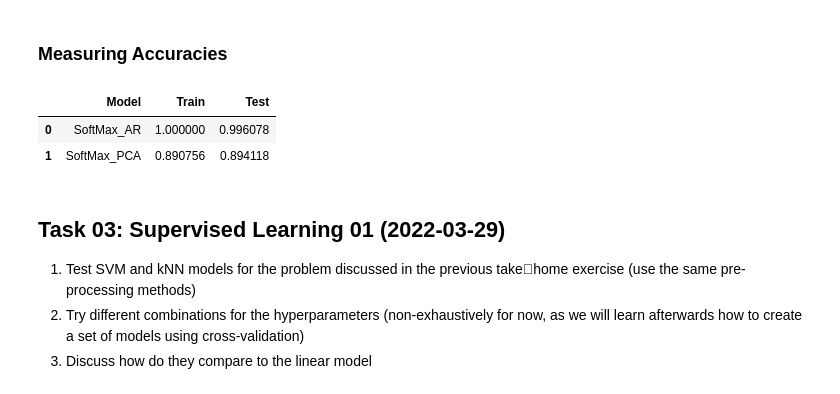
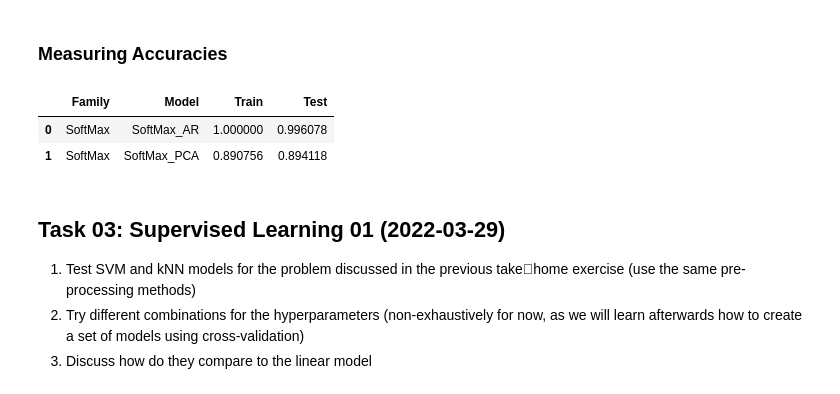
Before and after one commit to felipecostapereira/HIML, a Jupyter notebook: task_03_SVM_KNN.ipynb, the cells around one changed output. Cells and saved outputs as stored; diff of their text form; code cells hidden in the pictures.

```diff
--- a/task_03_SVM_KNN.ipynb
+++ b/task_03_SVM_KNN.ipynb
@@ -372,15 +372,16 @@ Although we have a good result in using PCA to reduce dimensionality to a few pa
 # %%
 #storing results in a 2x2 matrix
 dfResults = pd.DataFrame({
+        'Family': ['SoftMax', 'SoftMax'],
         'Model': ['SoftMax_AR', 'SoftMax_PCA'],
         'Train': [accuracy_score(y_train, yPred1_train), accuracy_score(y_train, yPred2_train)],
         'Test': [accuracy_score(y_test, yPred1_test), accuracy_score(y_test, yPred2_test)]})
 # unpivot dfResults in case of plotting graphs
 # dfResults = dfResults.melt(id_vars='Model', value_name='Accuracy', var_name='Ensemble')
 dfResults
 # %% [output]
-|  | Model | Train | Test |
-| 0 | SoftMax_AR | 1.000000 | 0.996078 |
-| 1 | SoftMax_PCA | 0.890756 | 0.894118 |
+|  | Family | Model | Train | Test |
+| 0 | SoftMax | SoftMax_AR | 1.000000 | 0.996078 |
+| 1 | SoftMax | SoftMax_PCA | 0.890756 | 0.894118 |
 # %% [markdown]
 ## Task 03: Supervised Learning 01 (2022-03-29)
```
Also changed, not shown: parts of 10 cells of this notebook.
